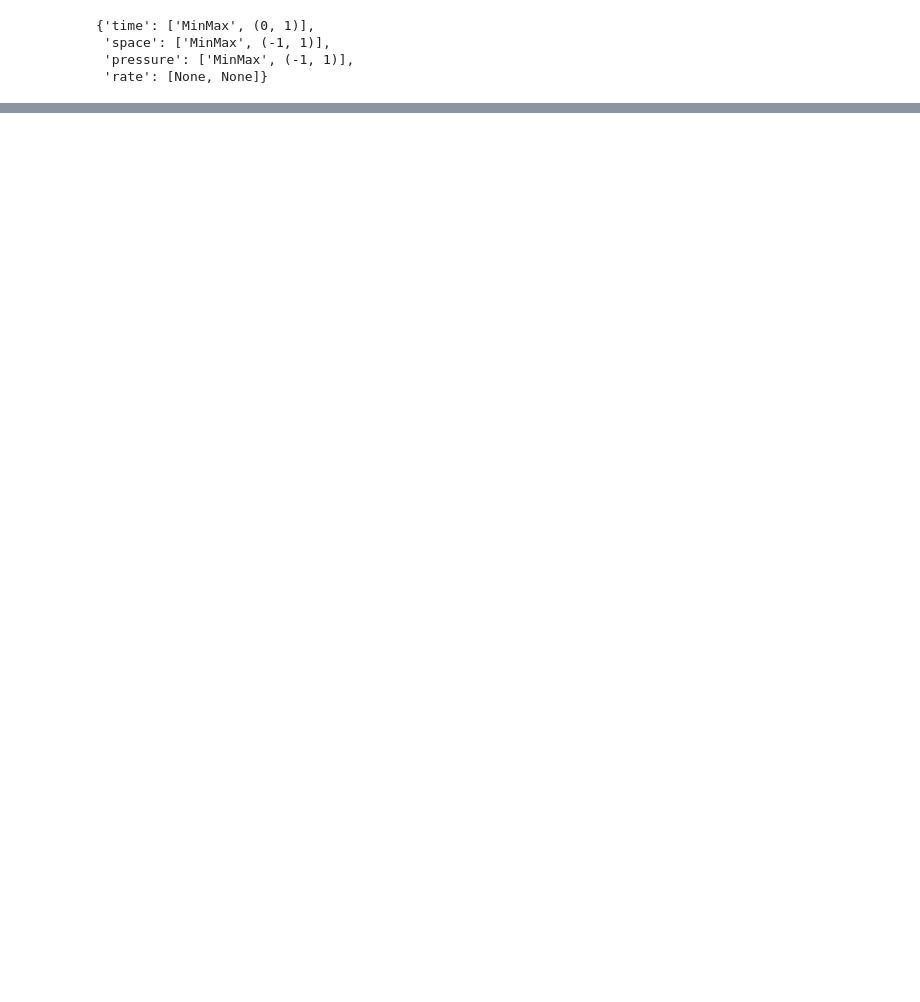
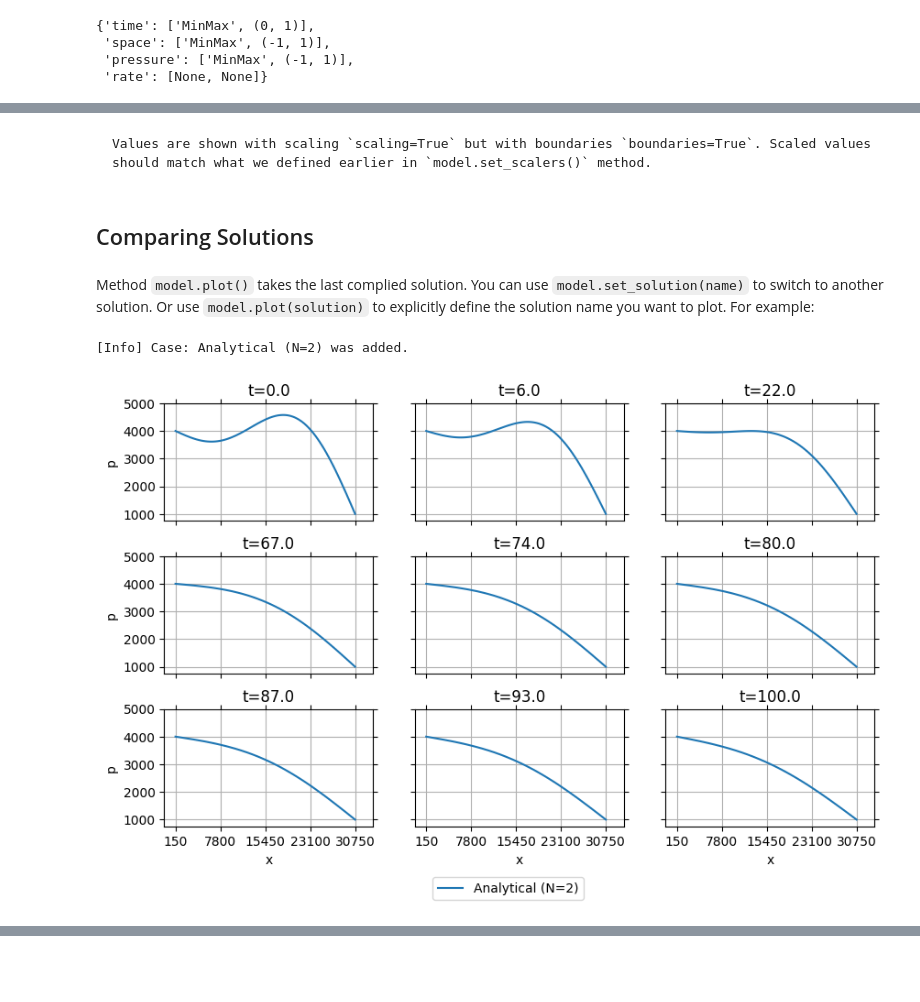
Before and after one commit to hiesabx/reservoirflow, a Jupyter notebook: docs/source/user_guide/tutorials/tutorial_different_solutions_1D1P.ipynb, the cells around one changed output, grey strips where cells are left out. Cells and saved outputs as stored; diff of their text form; code cells hidden in the pictures; blank space fills up the shorter version.

````diff
--- a/docs/source/user_guide/tutorials/tutorial_different_solutions_1D1P.ipynb
+++ b/docs/source/user_guide/tutorials/tutorial_different_solutions_1D1P.ipynb
@@ -345,0 +246,13 @@ model.plot_solutions(
+# %% [markdown]
+```{note}
+Values are shown with scaling `scaling=True` but with boundaries `boundaries=True`. Scaled values should match what we defined earlier in `model.set_scalers()` method.
+```
+# %% [markdown]
+## Comparing Solutions
+# %% [markdown]
+Method `model.plot()` takes the last complied solution. You can use `model.set_solution(name)` to switch to another solution. Or use `model.plot(solution)` to explicitly define the solution name you want to plot. For example:
+# %%
+model.plot(solution="Analytical (N=2)")  # model.plot(solution="Numerical (Nx=101)")
+# %% [output]
+[Info] Case: Analytical (N=2) was added.
+[figure, added]
````
Also changed, not shown: parts of 49 cells of this notebook, 3 other files.
